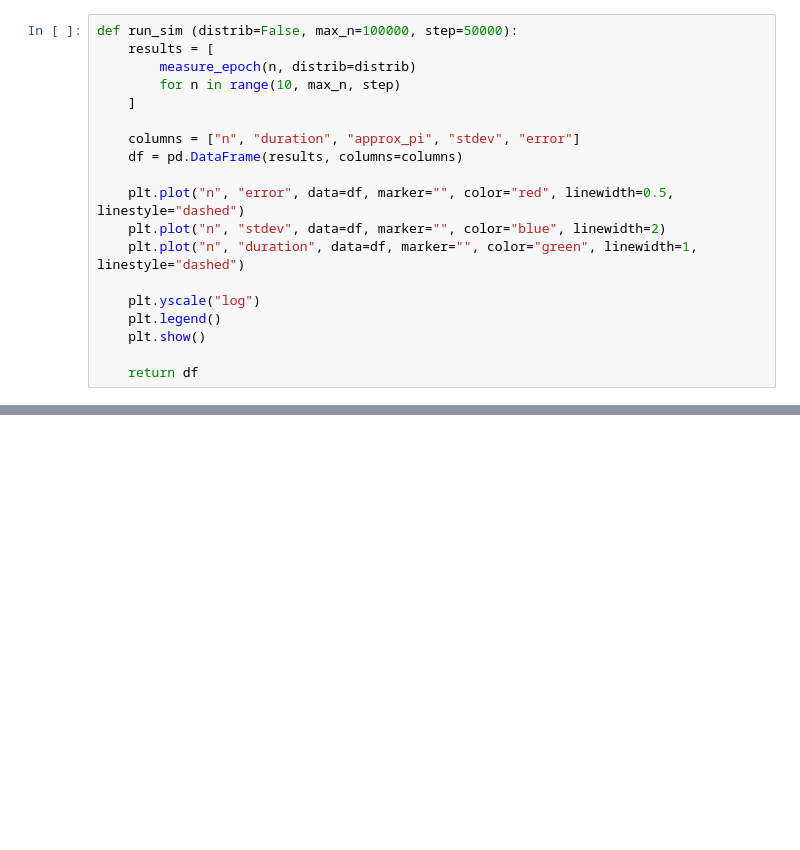
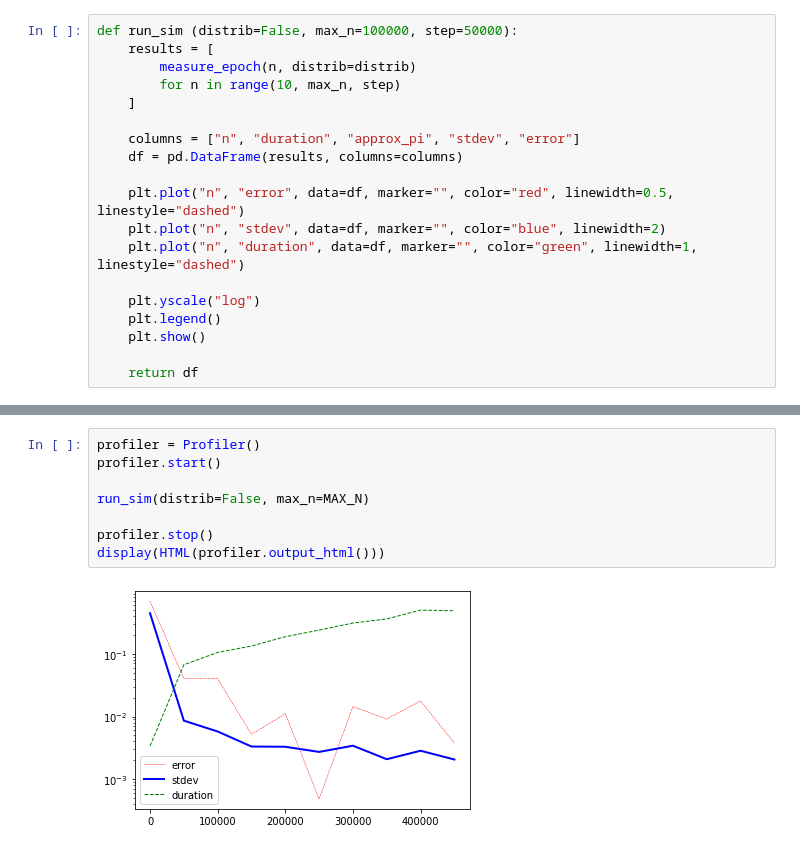
Before and after one commit to DerwenAI/ray_tutorial, a Jupyter notebook: pi.ipynb, the cells around one changed output, grey strips where cells are left out. Saved outputs shown, nothing was run; the diff lists cells and outputs as text; blank space fills up the shorter version.

```diff
--- a/pi.ipynb
+++ b/pi.ipynb
@@ -90,0 +188,10 @@ df1
+# %%
+profiler = Profiler()
+profiler.start()
+
+run_sim(distrib=False, max_n=MAX_N)
+
+profiler.stop()
+display(HTML(profiler.output_html()))
+# %% [output]
+[figure, added]
```
Also changed, not shown: parts of 19 cells of this notebook, 3 other files.
